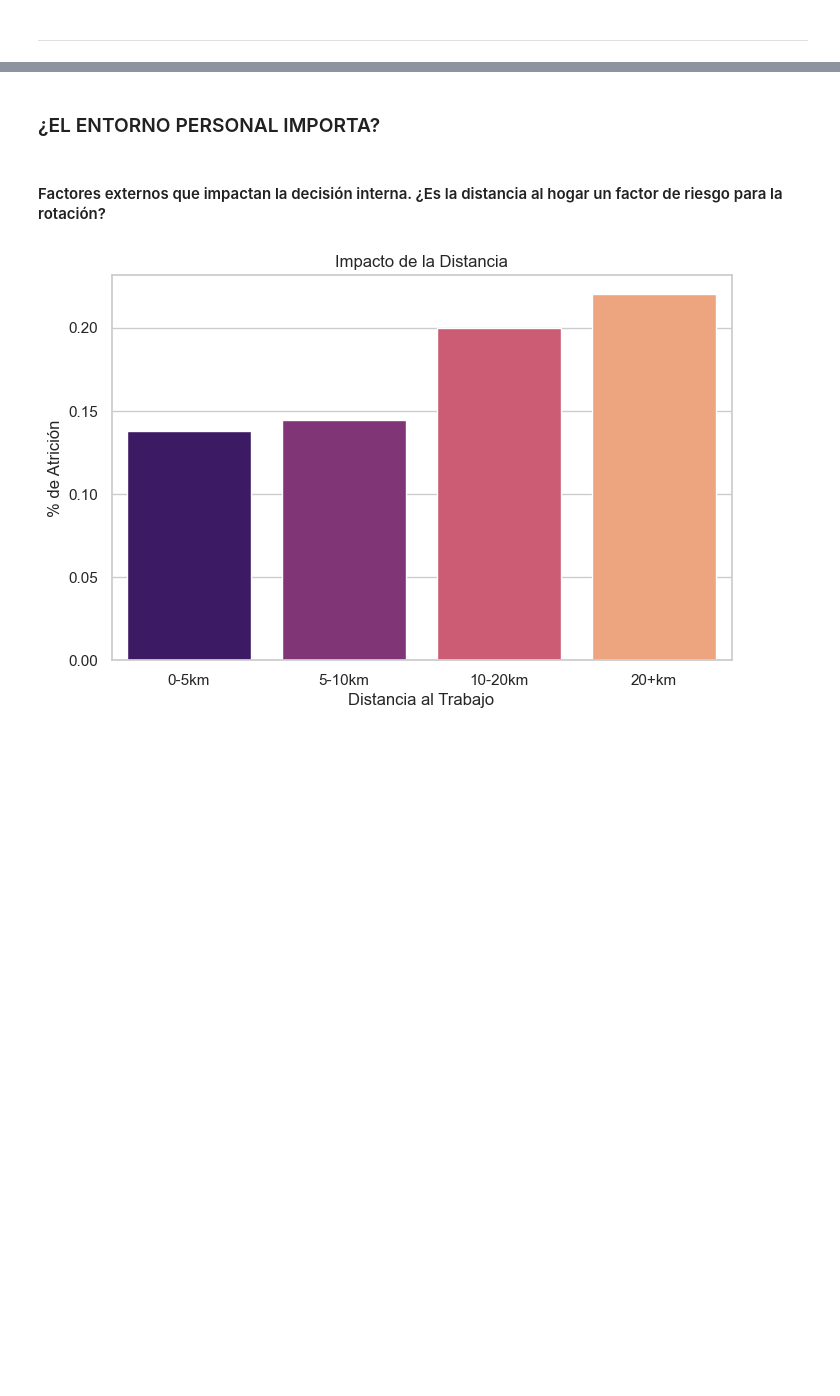
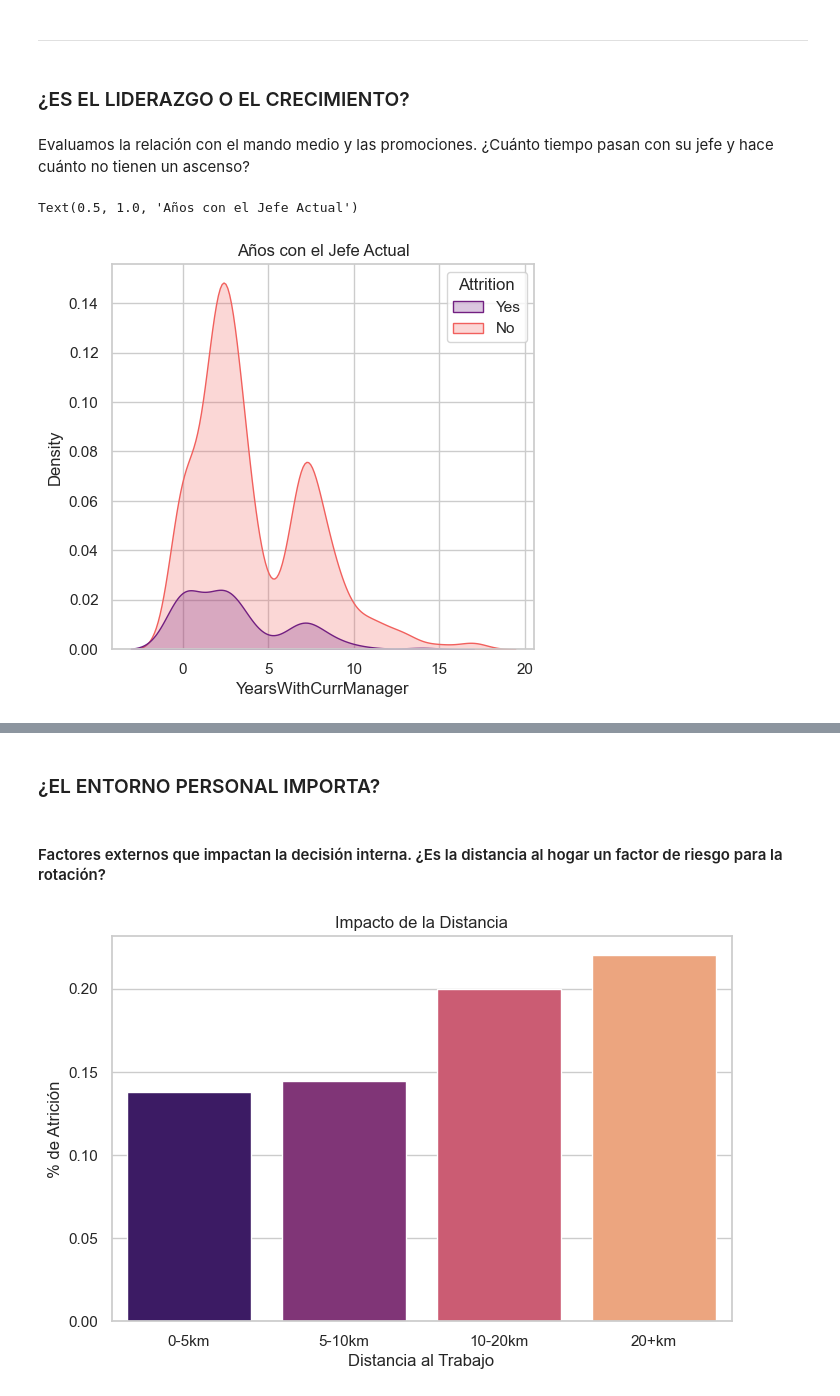
Before and after one commit to Ruthpsegovia/proyecto-da-promo-59-modulo-3-team-2, a Jupyter notebook: Visualizaciones/Visual_Storytelling.ipynb, the cells around one changed output, grey strips where cells are left out. Drawn from its saved outputs; the diff is of its cells as text; code cells hidden in the pictures; blank space fills up the shorter version.

```diff
--- a/Visualizaciones/Visual_Storytelling.ipynb
+++ b/Visualizaciones/Visual_Storytelling.ipynb
@@ -67,2 +93,14 @@ Un empleado "Muy Insatisfecho" tiene el doble de probabilidad de abandonar la em
 # %% [markdown]
 --------------------------
+# %% [markdown]
+### ¿ES EL LIDERAZGO O EL CRECIMIENTO?
+# %% [markdown]
+Evaluamos la relación con el mando medio y las promociones. ¿Cuánto tiempo pasan con su jefe y hace cuánto no tienen un ascenso?
+# %%
+plt.figure(figsize=(12, 5))
+plt.subplot(1, 2, 1)
+sns.kdeplot(data=df, x='YearsWithCurrManager', hue='Attrition', fill=True, palette='magma')
+plt.title('Años con el Jefe Actual')
+# %% [output]
+Text(0.5, 1.0, 'Años con el Jefe Actual')
+[figure, added]
```
Also changed, not shown: parts of 11 cells of this notebook.
